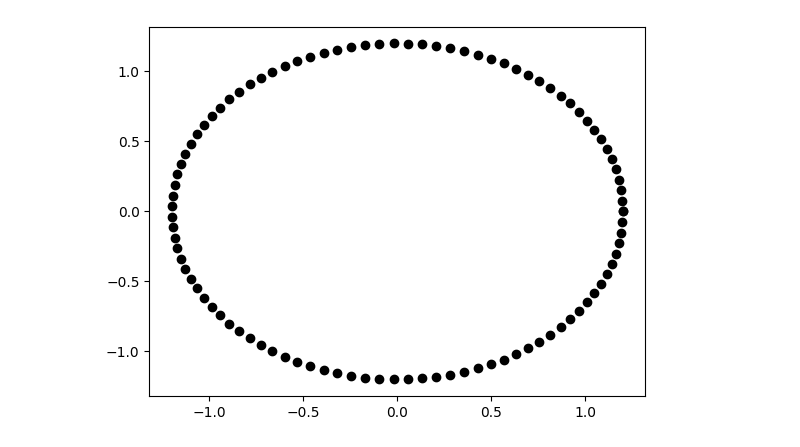
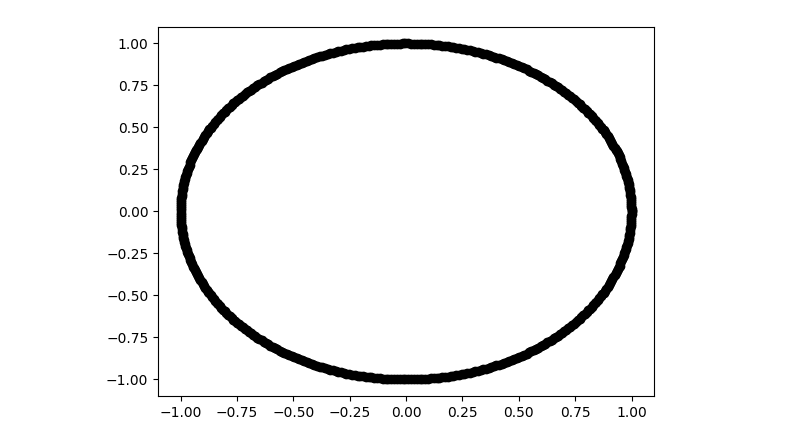
Before and after one commit to HugoRdet/Python_Poisson_Surface_Reconstruction, a Jupyter notebook: poisson.ipynb, the cells around one changed output. Drawn from its saved outputs; the diff is of its cells as text; code cells hidden in the pictures.

```diff
--- a/poisson.ipynb
+++ b/poisson.ipynb
@@ -29,10 +30,10 @@ def draw_p(l):
     for elem in l:
         plt.scatter(elem[0],elem[1],color="black")
 # %%
-points_c=circle_points_torch(radius=1.2,num_points=100)
+points_c=circle_points_torch(radius=1,num_points=500)
 draw_p(points_c)
 # %% [output]
-[figure, old version]
+[figure, new version]
 # %%
 def get_borders(points):
     min_x=torch.min(points[:,0])
```
Also changed, not shown: parts of 15 cells of this notebook, 6 other files.
